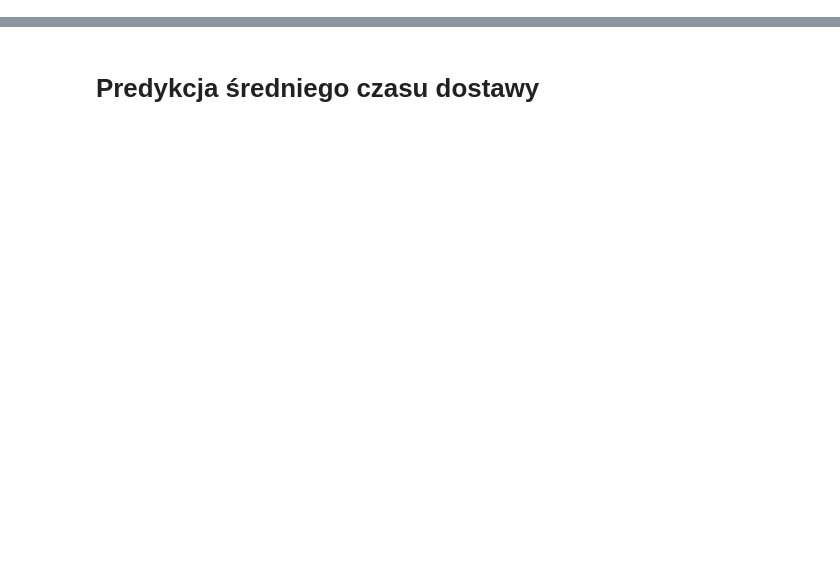
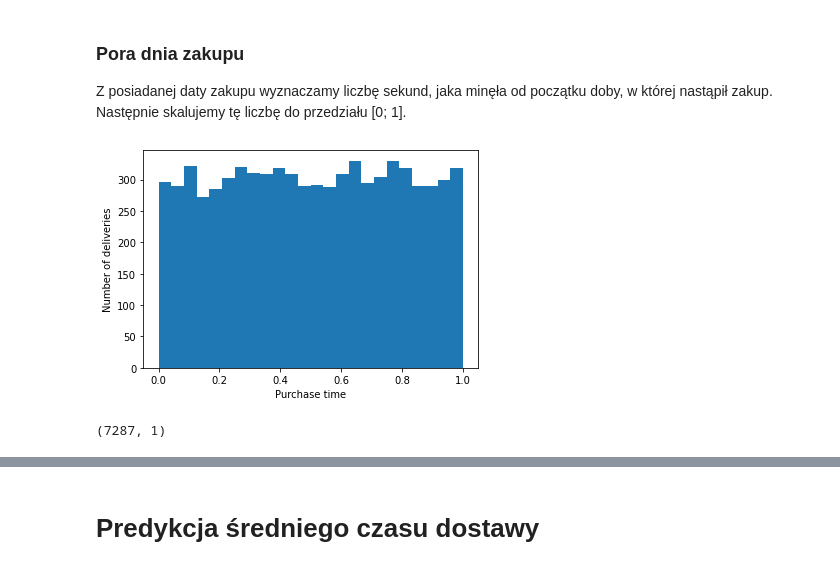
Before and after one commit to plibera/IUM_Project, a Jupyter notebook: models.ipynb, the cells around one changed output, grey strips where cells are left out. Saved outputs shown, nothing was run; the diff lists cells and outputs as text; code cells hidden in the pictures; blank space fills up the shorter version.

```diff
--- a/models.ipynb
+++ b/models.ipynb
@@ -287,0 +253,17 @@ print(testLabels.shape)
+# %% [markdown]
+### Pora dnia zakupu
+
+Z posiadanej daty zakupu wyznaczamy liczbę sekund, jaka minęła od początku doby, w której nastąpił zakup. Następnie skalujemy tę liczbę do przedziału [0; 1].
+# %%
+purchaseTimes = pysqldf("SELECT purchase_timestamp FROM extendedDataDF;").to_numpy()
+
+datetimes = [datetime.strptime(t, '%Y-%m-%d %H:%M:%S.%f') for t in purchaseTimes[:,0]]
+purchaseTimeAttribute = np.asarray([t.hour*3600 + t.minute*60 + t.second for t in datetimes], dtype=np.float32)
+purchaseTimeAttribute /= 3600*24
+
+attributeHist(purchaseTimeAttribute, bins=24, xlabel="Purchase time")
+purchaseTimeAttribute = np.reshape(purchaseTimeAttribute, (-1, 1))
+print(purchaseTimeAttribute.shape)
+# %% [output]
+[figure, added]
+(7287, 1)
```
Also changed, not shown: parts of 81 cells of this notebook, 6 other files.
